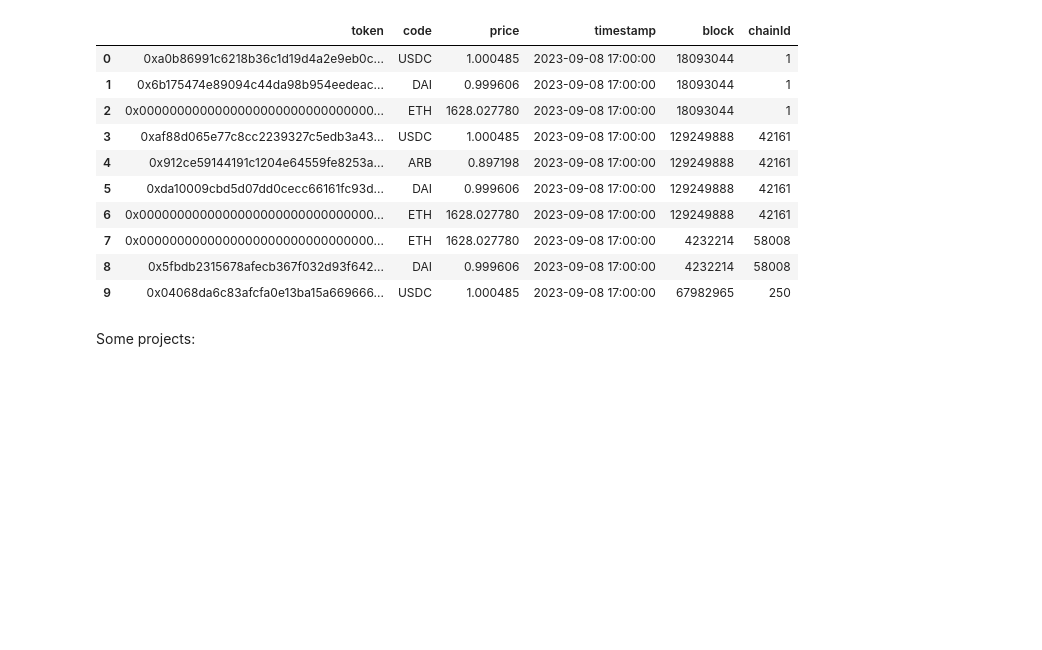
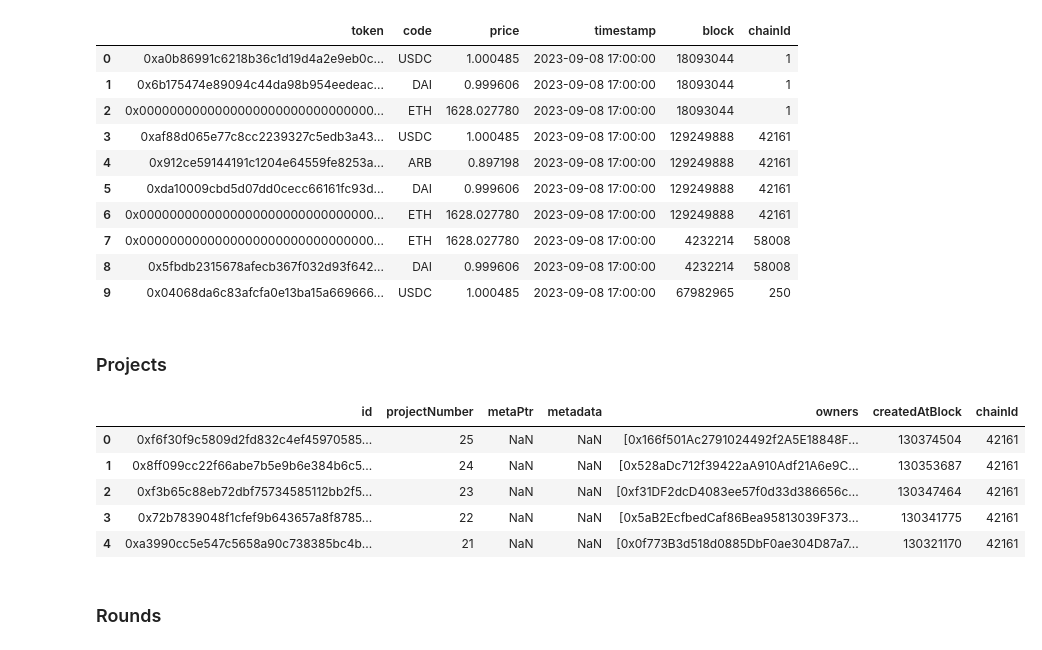
Before and after one commit to davidgasquez/gitcoin-grants-data-portal, a Jupyter notebook: reports/sandbox.ipynb, the cells around one changed output. Cells and saved outputs as stored; diff of their text form; code cells hidden in the pictures; blank space fills up the shorter version.

```diff
--- a/reports/sandbox.ipynb
+++ b/reports/sandbox.ipynb
@@ -47,6 +57,17 @@ c.execute("from public.prices order by timestamp desc limit 10").df()
 | 7 | 0x0000000000000000000000000000000... | ETH | 1628.027780 | 2023-09-08 17:00:00 | 4232214 | 58008 |
 | 8 | 0x5fbdb2315678afecb367f032d93f642... | DAI | 0.999606 | 2023-09-08 17:00:00 | 4232214 | 58008 |
 | 9 | 0x04068da6c83afcfa0e13ba15a669666... | USDC | 1.000485 | 2023-09-08 17:00:00 | 67982965 | 250 |
-# %% [markdown]
-Some projects:
+# %% [markdown]
+### Projects
+# %%
+query("from public.raw_projects order by createdAtBlock desc limit 5").df()
+# %% [output]
+|  | id | projectNumber | metaPtr | metadata | owners | createdAtBlock | chainId |
+| 0 | 0xf6f30f9c5809d2fd832c4ef45970585... | 25 | NaN | NaN | [0x166f501Ac2791024492f2A5E18848F... | 130374504 | 42161 |
+| 1 | 0x8ff099cc22f66abe7b5e9b6e384b6c5... | 24 | NaN | NaN | [0x528aDc712f39422aA910Adf21A6e9C... | 130353687 | 42161 |
+| 2 | 0xf3b65c88eb72dbf75734585112bb2f5... | 23 | NaN | NaN | [0xf31DF2dcD4083ee57f0d33d386656c... | 130347464 | 42161 |
+| 3 | 0x72b7839048f1cfef9b643657a8f8785... | 22 | NaN | NaN | [0x5aB2EcfbedCaf86Bea95813039F373... | 130341775 | 42161 |
+| 4 | 0xa3990cc5e547c5658a90c738385bc4b... | 21 | NaN | NaN | [0x0f773B3d518d0885DbF0ae304D87a7... | 130321170 | 42161 |
+# %% [markdown]
+### Rounds
 # %%
```
Also changed, not shown: parts of 21 cells of this notebook, 7 other files.
